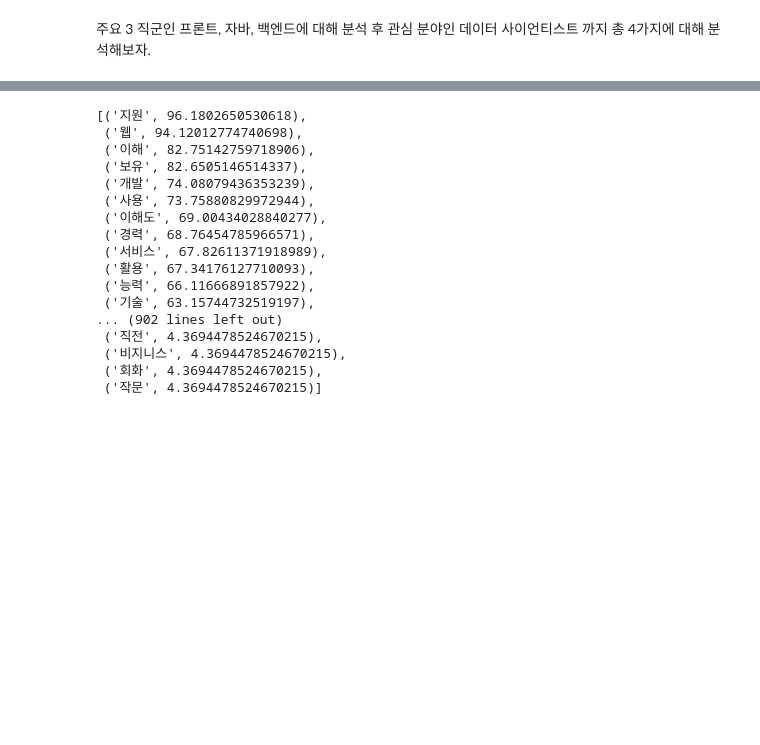
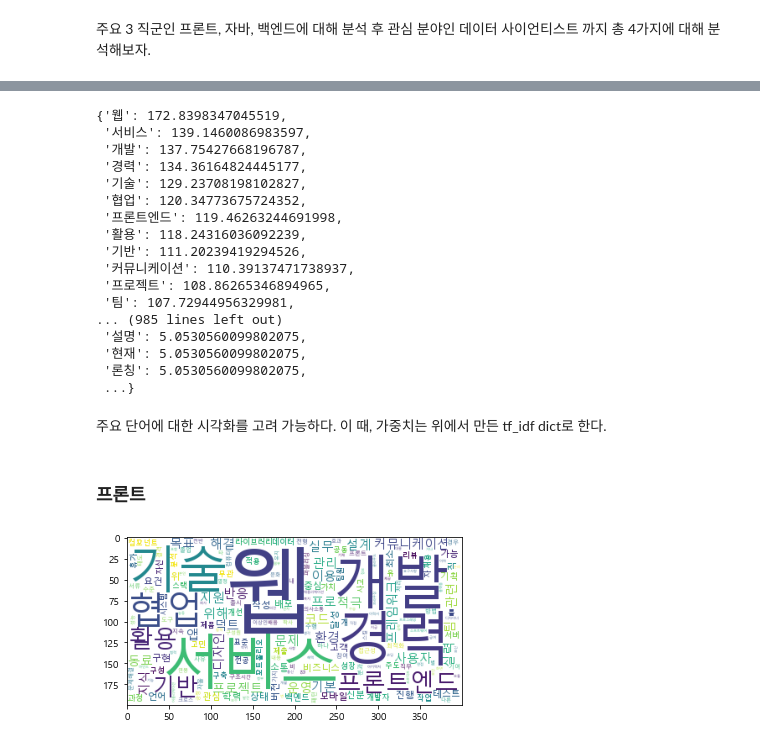
Before and after one commit to swtaktak/personal_project_old_DA, a Jupyter notebook: wanted_JD_analysis/wanted analysis.ipynb, the cells around one changed output, grey strips where cells are left out. Drawn from its saved outputs; the diff is of its cells as text; code cells hidden in the pictures; blank space fills up the shorter version.

```diff
--- a/wanted_JD_analysis/wanted analysis.ipynb
+++ b/wanted_JD_analysis/wanted analysis.ipynb
@@ -9,6 +9,7 @@ df.head(5)
 
 # 한글 폰트깨짐을 위한 기본 세팅법
 plt.rcParams['font.family'] = 'Malgun Gothic'
+font_path = 'C:/Windows/Fonts/malgun.ttf'
 # %%
 df.head(5)
 # %% [output]
@@ -190,26 +203,38 @@ def get_tfidf(s_list, len_df):
     for cur_word in word_count_dict:
         tf_idf_dict[cur_word] = word_count_dict[cur_word] * idf_dict[cur_word]
 
-    return sorted(tf_idf_dict.items(), key=lambda x : x[1], reverse = True)
+    return dict(sorted(tf_idf_dict.items(), key=lambda x : x[1], reverse = True))
 # %%
 front_tf_idf = get_tfidf(list(df_front.job_req_noun), len(df_front))
 # %%
 front_tf_idf
 # %% [output]
-[('지원', 96.1802650530618),
- ('웹', 94.12012774740698),
- ('이해', 82.75142759718906),
- ('보유', 82.6505146514337),
- ('개발', 74.08079436353239),
- ('사용', 73.75880829972944),
- ('이해도', 69.00434028840277),
- ('경력', 68.76454785966571),
- ('서비스', 67.82611371918989),
- ('활용', 67.34176127710093),
- ('능력', 66.11666891857922),
- ('기술', 63.15744732519197),
-... (902 lines left out)
- ('직전', 4.3694478524670215),
- ('비지니스', 4.3694478524670215),
- ('회화', 4.3694478524670215),
- ('작문', 4.3694478524670215)]
+{'웹': 172.8398347045519,
+ '서비스': 139.1460086983597,
+ '개발': 137.75427668196787,
+ '경력': 134.36164824445177,
+ '기술': 129.23708198102827,
+ '협업': 120.34773675724352,
+ '프론트엔드': 119.46263244691998,
+ '활용': 118.24316036092239,
+ '기반': 111.20239419294526,
+ '커뮤니케이션': 110.39137471738937,
+ '프로젝트': 108.86265346894965,
+ '팀': 107.72944956329981,
+... (985 lines left out)
+ '설명': 5.0530560099802075,
+ '현재': 5.0530560099802075,
+ '론칭': 5.0530560099802075,
+ ...}
+# %% [markdown]
+주요 단어에 대한 시각화를 고려 가능하다. 이 때, 가중치는 위에서 만든 tf_idf dict로 한다.
+# %% [markdown]
+### 프론트
+# %%
+from wordcloud import WordCloud
+# dict를 넣고 할 경우에는 다음과 같은 처리가 필요
+wordcloud = WordCloud(background_color='white', font_path = font_path).generate_from_frequencies(front_tf_idf)
+plt.imshow(wordcloud)
+plt.show()
+# %% [output]
+[figure, added]
```
Also changed, not shown: parts of 71 cells of this notebook, 4 other files.
